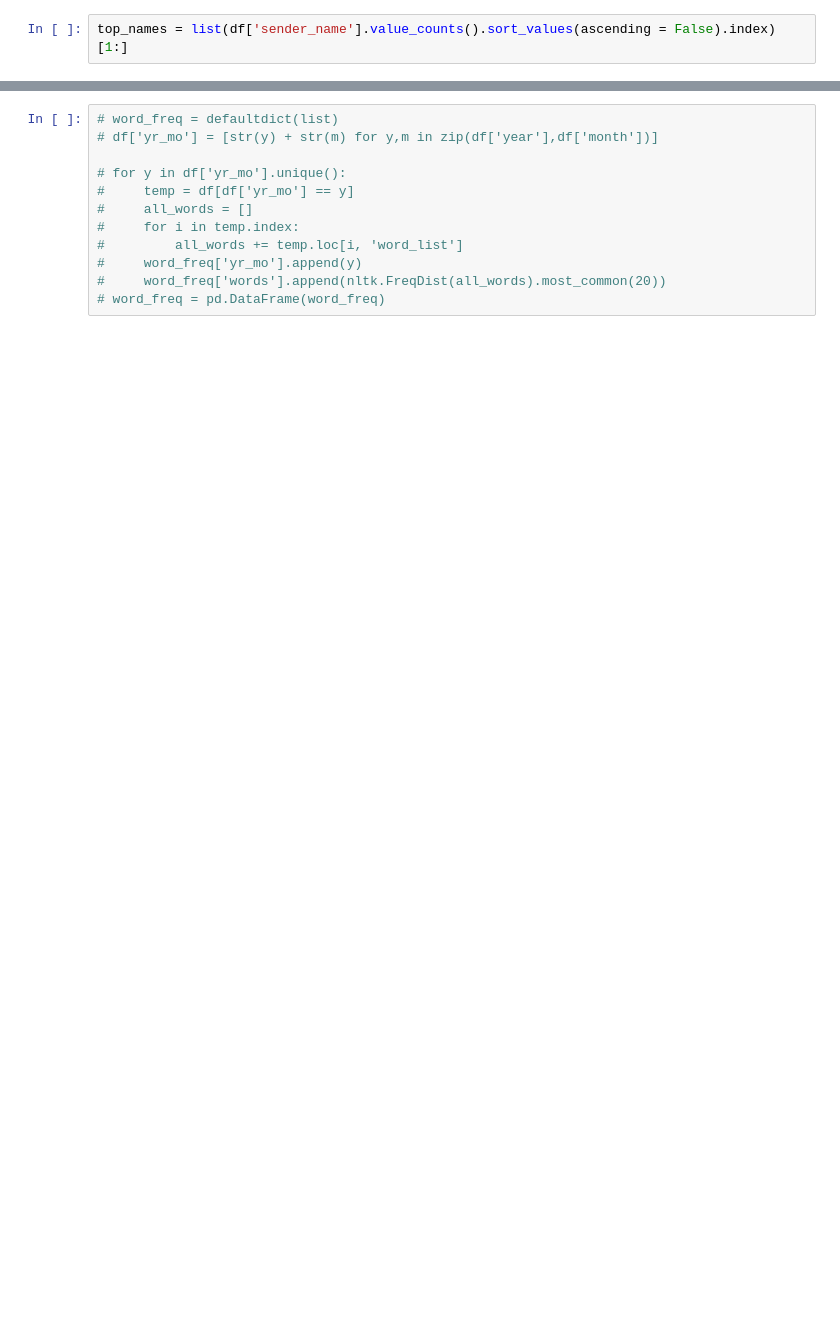
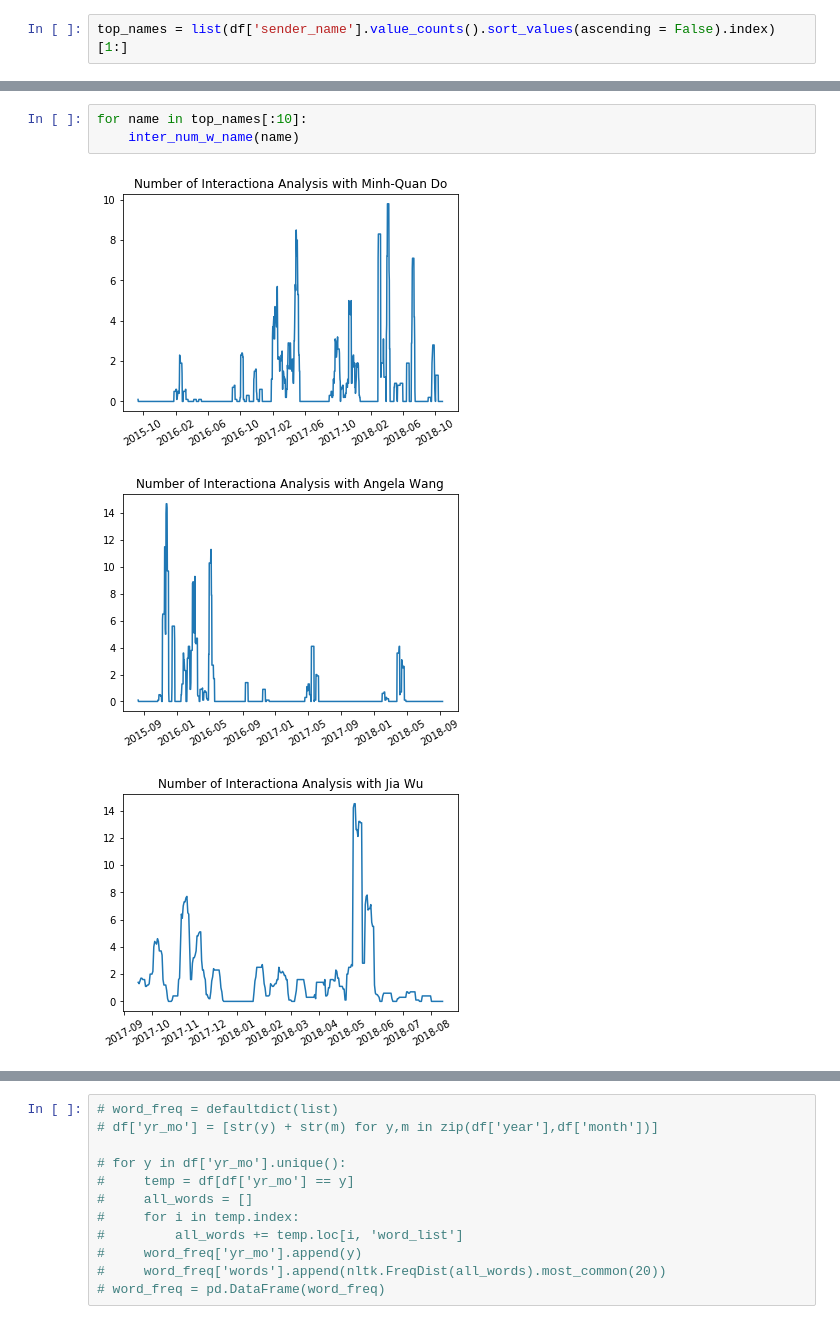
Before and after one commit to cleof/psyche-hack, a Jupyter notebook: analysis/01-time-distribution-of-messages.ipynb, the cells around one changed output, grey strips where cells are left out. Drawn from its saved outputs; the diff is of its cells as text; blank space fills up the shorter version.

```diff
--- a/analysis/01-time-distribution-of-messages.ipynb
+++ b/analysis/01-time-distribution-of-messages.ipynb
@@ -37,0 +119,7 @@ top_names = list(df['sender_name'].value_counts().sort_values(ascending = False)
+# %%
+for name in top_names[:10]:
+    inter_num_w_name(name)
+# %% [output]
+[figure, added]
+[figure, added]
+[figure, added]
```
Also changed, not shown: parts of 11 cells of this notebook.
